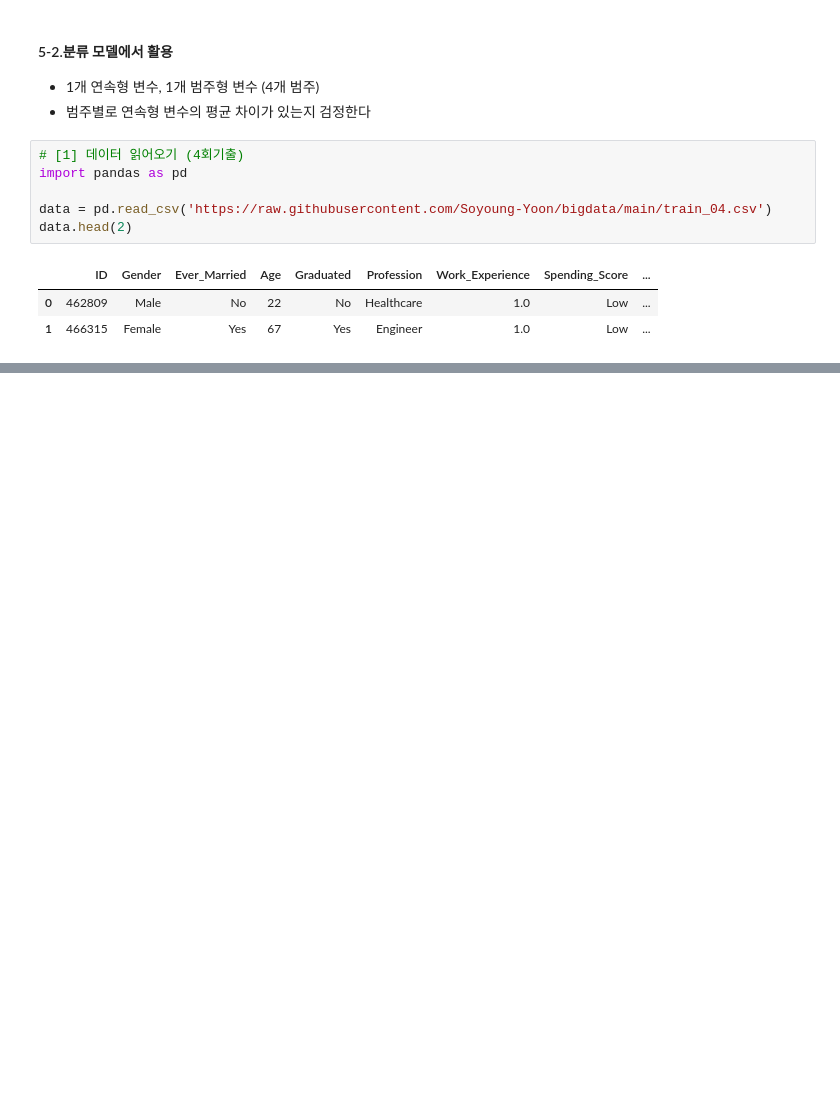
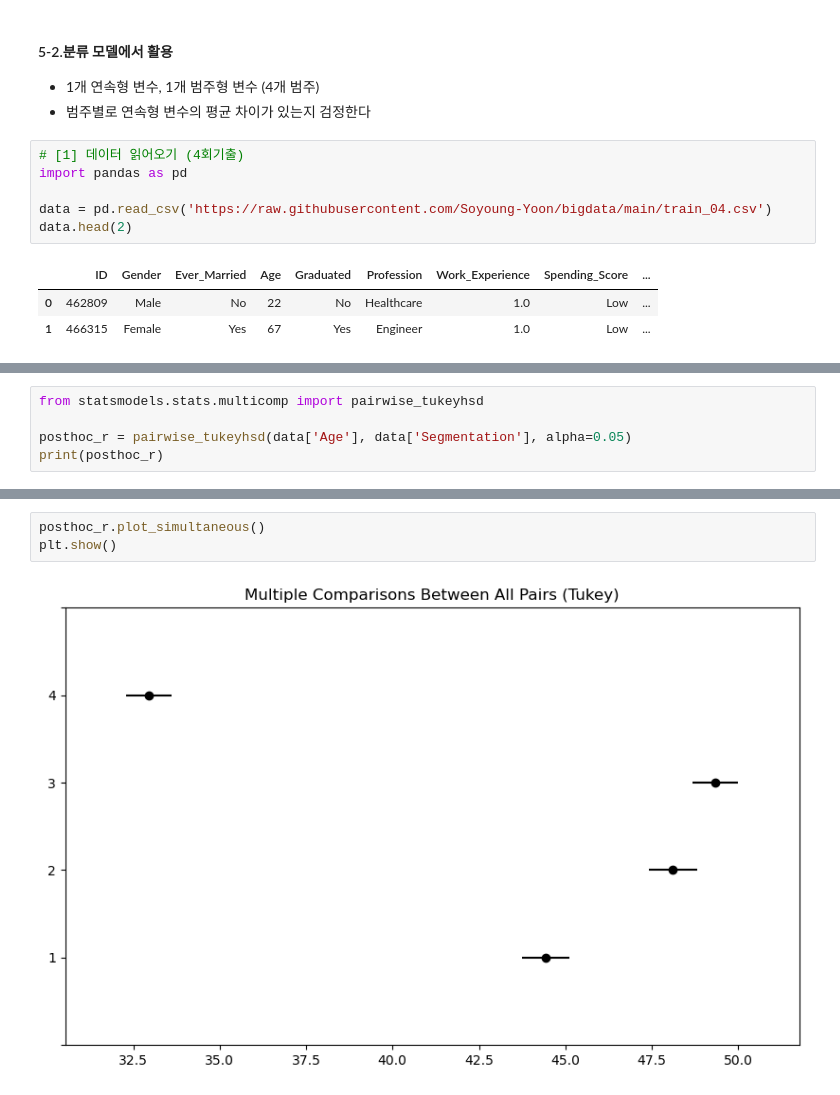
Before and after one commit to steve-park/data-engineering, a Jupyter notebook: 빅분기 실기학습/통계검정/Bigdata_S5_04_비모수검정_LAB.ipynb, the cells around one changed output, grey strips where cells are left out. Cells and saved outputs as stored; diff of their text form; blank space fills up the shorter version.

```diff
--- a/빅분기 실기학습/통계검정/Bigdata_S5_04_비모수검정_LAB.ipynb
+++ b/빅분기 실기학습/통계검정/Bigdata_S5_04_비모수검정_LAB.ipynb
@@ -684,0 +855,5 @@ from scipy.stats import kruskal
+# %%
+from statsmodels.stats.multicomp import pairwise_tukeyhsd
+
+posthoc_r = pairwise_tukeyhsd(data['Age'], data['Segmentation'], alpha=0.05)
+print(posthoc_r)
@@ -684,0 +872,5 @@ from scipy.stats import kruskal
+# %%
+posthoc_r.plot_simultaneous()
+plt.show()
+# %% [output]
+[figure, added]
```
Also changed, not shown: parts of 71 cells of this notebook.
